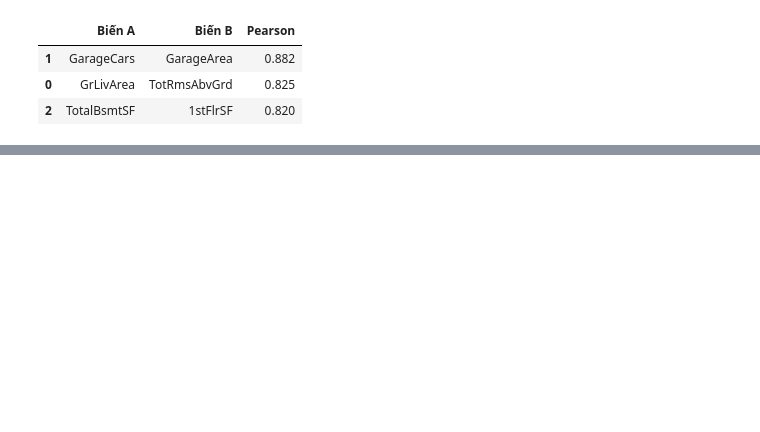
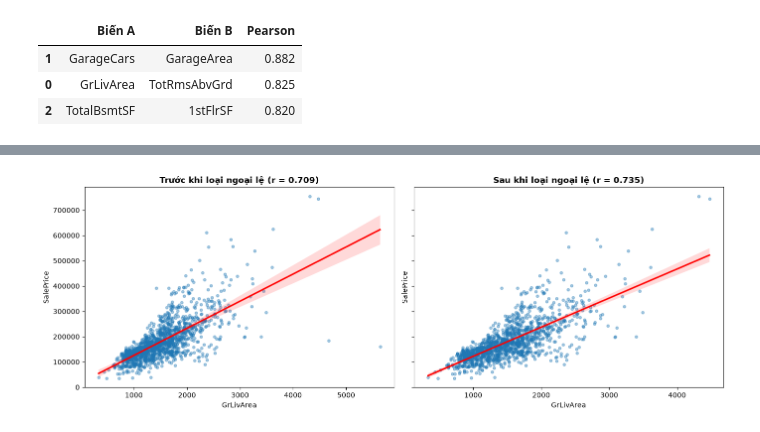
Before and after one commit to DangHau19/MLGroup, a Jupyter notebook: Tuan03/house-prices-2.ipynb, the cells around one changed output, grey strips where cells are left out. Cells and saved outputs as stored; diff of their text form; code cells hidden in the pictures; blank space fills up the shorter version.

```diff
--- a/Tuan03/house-prices-2.ipynb
+++ b/Tuan03/house-prices-2.ipynb
@@ -490,0 +585,13 @@ pd.DataFrame(pairs, columns=['Biến A', 'Biến B', 'Pearson']).sort_values('Pe
+# %%
+# Loại bỏ các ngoại lệ và so sánh hệ số tương quan
+df_clean = df.drop(index=outliers.index)
+
+compare = pd.DataFrame({
+    'Biến': ['GrLivArea', 'TotalBsmtSF', 'OverallQual', 'GarageArea'],
+}).set_index('Biến')
+compare['Pearson (gốc)'] = [df[c].corr(df[target_col]) for c in compare.index]
+compare['Pearson (bỏ ngoại lệ)'] = [df_clean[c].corr(df_clean[target_col]) for c in compare.index]
+compare['Chênh lệch'] = compare['Pearson (bỏ ngoại lệ)'] - compare['Pearson (gốc)']
+
+print(f"Số dòng trước: {len(df)} | sau khi loại {len(outliers)} ngoại lệ: {len(df_clean)}")
+compare.round(3)
@@ -490,0 +606,14 @@ pd.DataFrame(pairs, columns=['Biến A', 'Biến B', 'Pearson']).sort_values('Pe
+# %%
+fig, axes = plt.subplots(1, 2, figsize=(14, 5), sharey=True)
+
+for ax, data, title in zip(axes, [df, df_clean],
+                           ['Trước khi loại ngoại lệ', 'Sau khi loại ngoại lệ']):
+    sns.regplot(data=data, x='GrLivArea', y=target_col, ax=ax,
+                scatter_kws={'alpha': 0.4, 's': 15}, line_kws={'color': 'red'})
+    r = data['GrLivArea'].corr(data[target_col])
+    ax.set_title(f'{title} (r = {r:.3f})', fontweight='bold')
+
+plt.tight_layout()
+plt.show()
+# %% [output]
+[figure, added]
```
Also changed, not shown: parts of 14 cells of this notebook, 8 other files.
